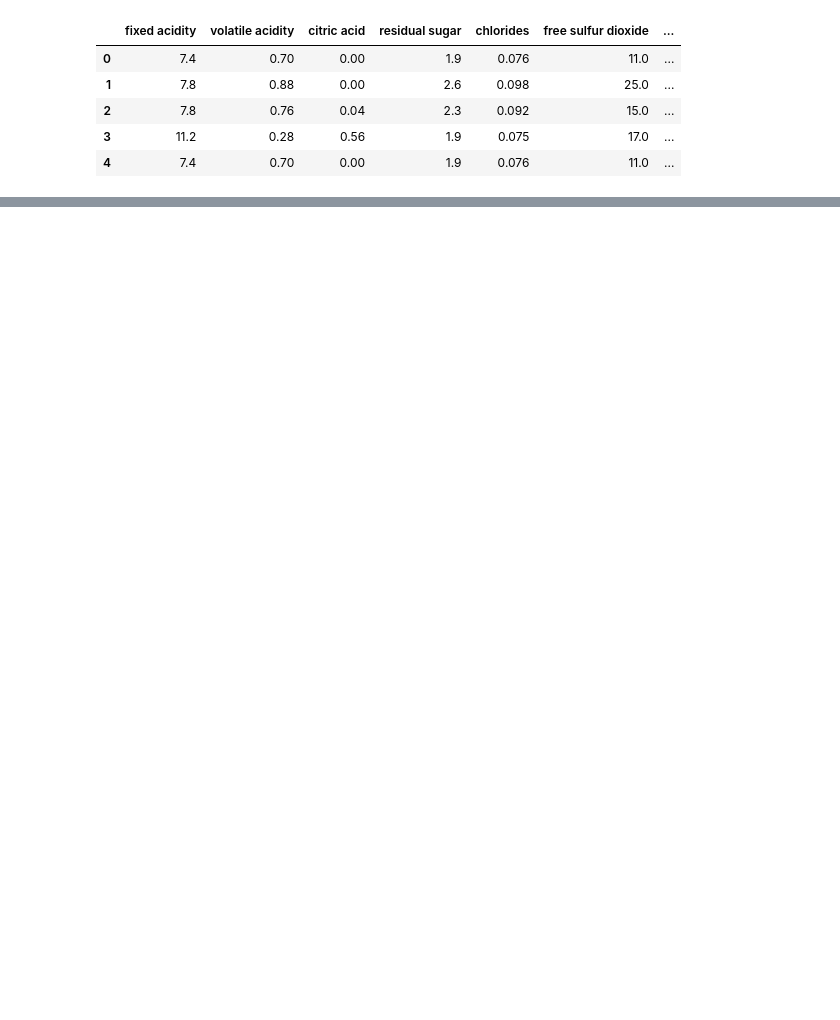
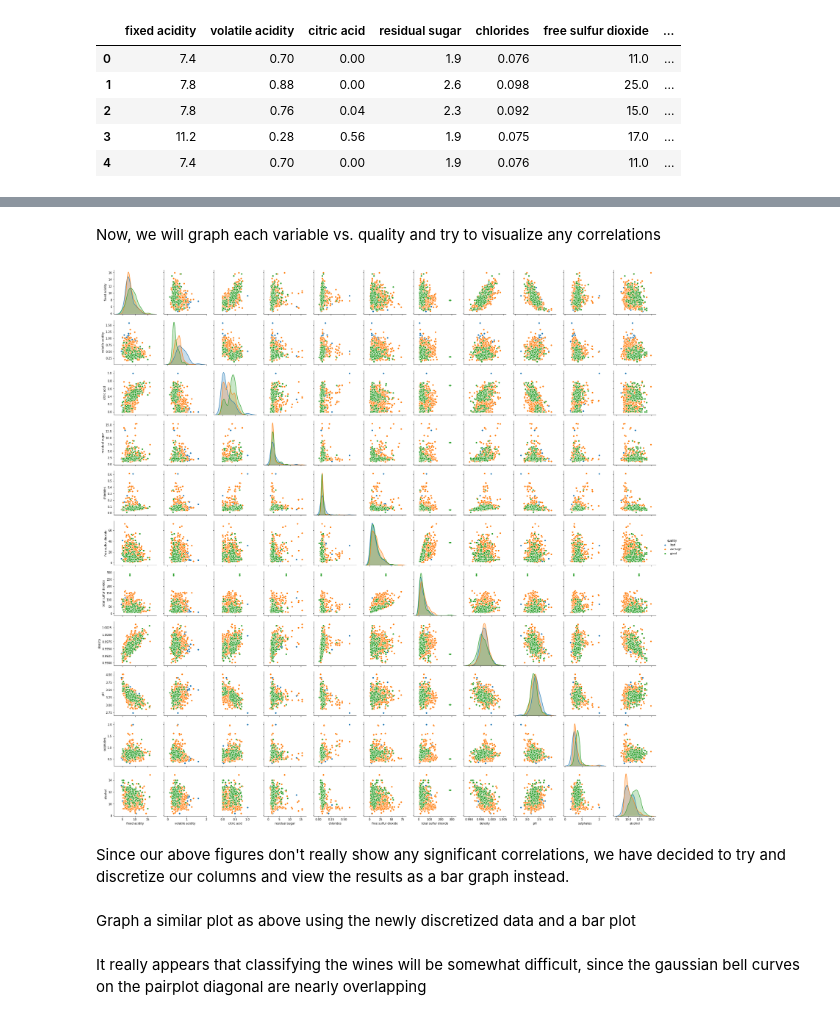
Before and after one commit to patrickcanny/Probably-Interesting-Data, a Jupyter notebook: notebooks/Red Wine.ipynb, the cells around one changed output, grey strips where cells are left out. Cells and saved outputs as stored; diff of their text form; code cells hidden in the pictures; blank space fills up the shorter version.

```diff
--- a/notebooks/Red Wine.ipynb
+++ b/notebooks/Red Wine.ipynb
@@ -12,0 +26,2 @@ wine.head(5)
+# %%
+wine.quality = pd.cut(wine.quality, bins=3, labels=['bad','average','good'])
@@ -12,0 +37,9 @@ wine.head(5)
+# %% [markdown]
+Now, we will graph each variable vs. quality and try to visualize any correlations
+# %%
+x = list(wine)
+pp = sns.pairplot(data=wine, hue='quality')
+# %% [output]
+[figure, added]
+# %% [markdown]
+Since our above figures don't really show any significant correlations, we have decided to try and discretize our columns and view the results as a bar graph instead.
@@ -12,0 +50,2 @@ wine.head(5)
+# %% [markdown]
+Graph a similar plot as above using the newly discretized data and a bar plot
@@ -12,0 +56,2 @@ wine.head(5)
+# %% [markdown]
+It really appears that classifying the wines will be somewhat difficult, since the gaussian bell curves on the pairplot diagonal are nearly overlapping
```
Also changed, not shown: parts of 6 cells of this notebook, 2 other files.
